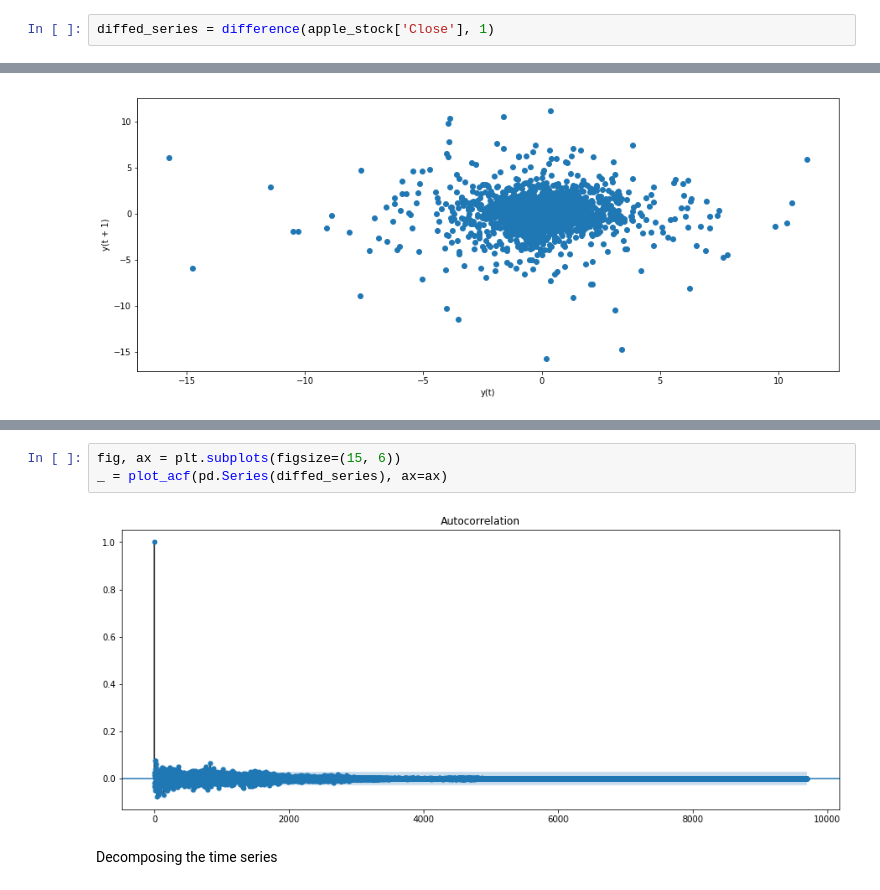
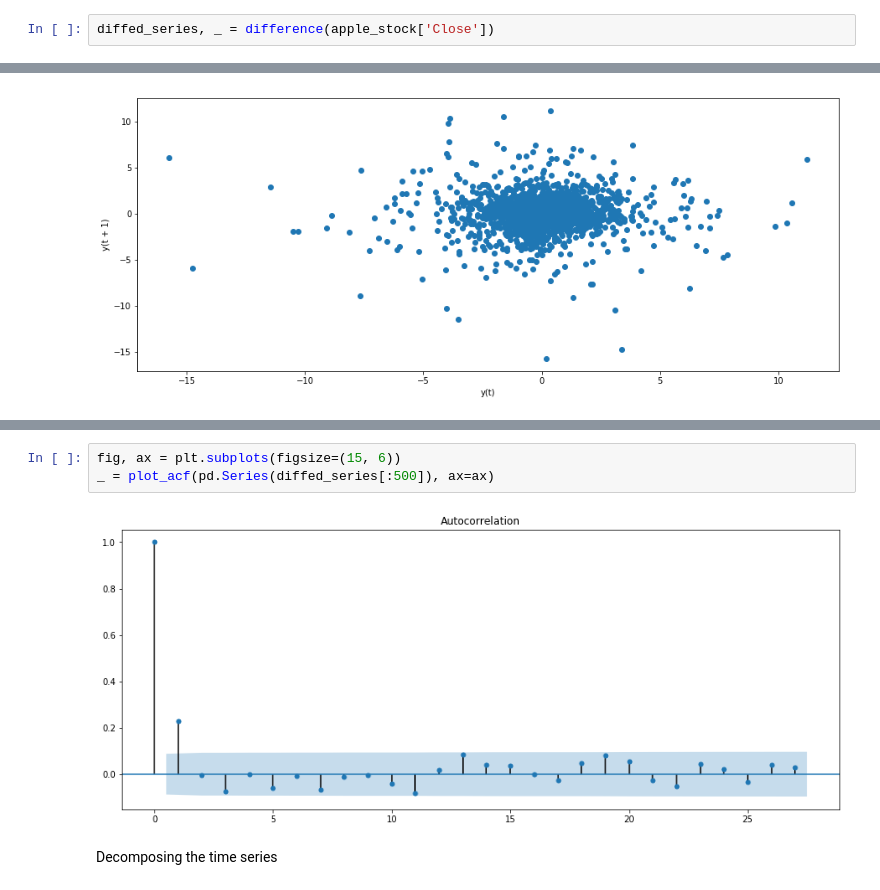
Before and after one commit to jscriptcoder/Capstone-Project-Udacity, a Jupyter notebook: notebooks/stationarity.ipynb, the cells around one changed output, grey strips where cells are left out. Drawn from its saved outputs; the diff is of its cells as text.

```diff
--- a/notebooks/stationarity.ipynb
+++ b/notebooks/stationarity.ipynb
@@ -16,7 +34,7 @@ Let's try differencing
 # %%
 from utils import difference
 # %%
-diffed_series = difference(apple_stock['Close'], 1)
+diffed_series, _ = difference(apple_stock['Close'])
 # %%
 adf_test(diffed_series)
 # %% [output]
@@ -146,8 +209,8 @@ _ = plot_acf(apple_stock['Close'], ax=ax)
 # %%
 fig, ax = plt.subplots(figsize=(15, 6))
-_ = plot_acf(pd.Series(diffed_series), ax=ax)
+_ = plot_acf(pd.Series(diffed_series[:500]), ax=ax)
 # %% [output]
-[figure, old version]
+[figure, new version]
 # %% [markdown]
 Decomposing the time series
 # %%
```
Also changed, not shown: parts of 22 cells of this notebook, 35 other files.
